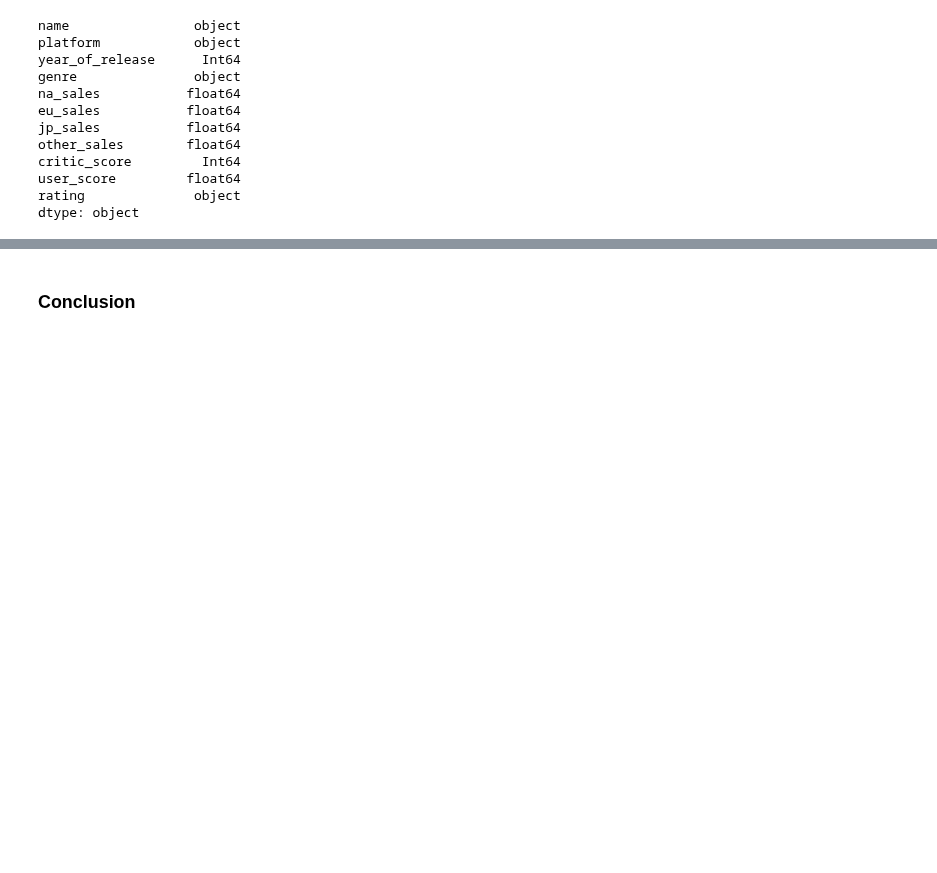
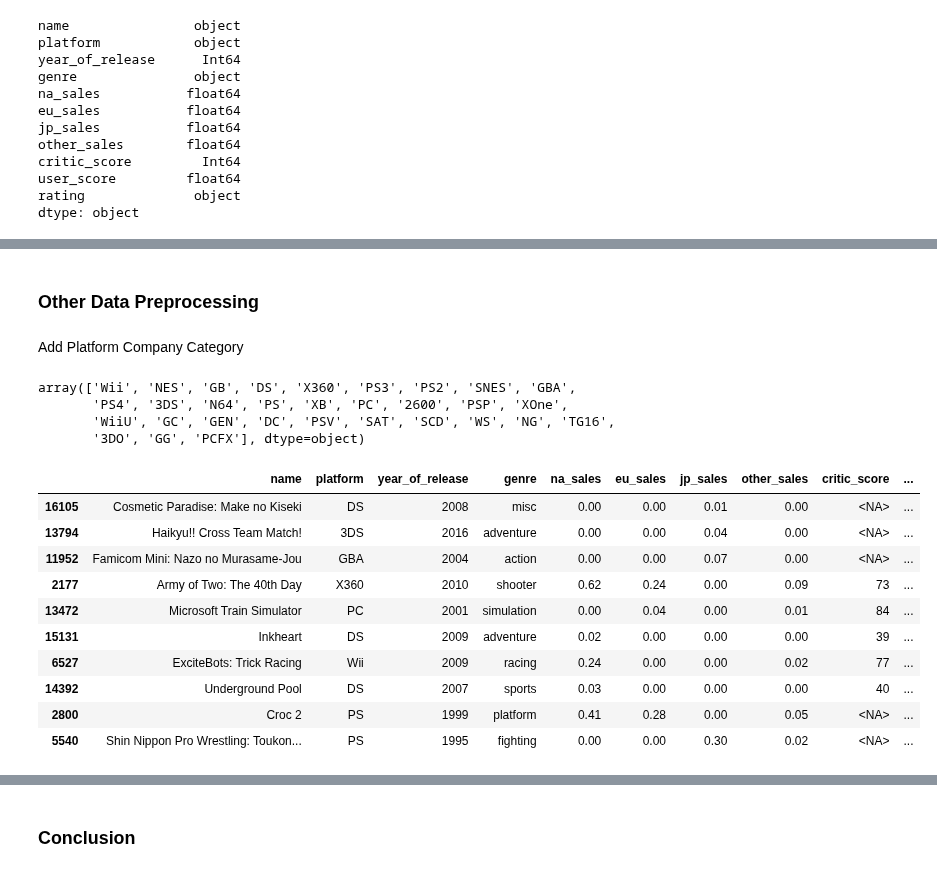
Before and after one commit to rainbowmoonlight/Yandex_Practicum_Projects, a Jupyter notebook: 04 Online Video Game Store Campaign/Online Video Game Store Campaign.ipynb, the cells around one changed output, grey strips where cells are left out. Cells and saved outputs as stored; diff of their text form; code cells hidden in the pictures; blank space fills up the shorter version.

```diff
--- a/04 Online Video Game Store Campaign/Online Video Game Store Campaign.ipynb
+++ b/04 Online Video Game Store Campaign/Online Video Game Store Campaign.ipynb
@@ -365,0 +554,2 @@ dtype: object
+# %%
+df['total_sales'] = df['na_sales'] + df['eu_sales'] + df['jp_sales'] + df['other_sales']
@@ -365,0 +565,51 @@ dtype: object
+# %% [markdown]
+### Other Data Preprocessing
+# %% [markdown]
+Add Platform Company Category
+# %%
+df['platform'].unique()
+# %% [output]
+array(['Wii', 'NES', 'GB', 'DS', 'X360', 'PS3', 'PS2', 'SNES', 'GBA',
+       'PS4', '3DS', 'N64', 'PS', 'XB', 'PC', '2600', 'PSP', 'XOne',
+       'WiiU', 'GC', 'GEN', 'DC', 'PSV', 'SAT', 'SCD', 'WS', 'NG', 'TG16',
+       '3DO', 'GG', 'PCFX'], dtype=object)
+# %%
+def platform_company(x):
+    if x in ('Wii', 'NES','GB','DS', 'SNES','GBA','3DS','N64','WiiU','GC'):
+        return 'Nintendo'
+    elif x in ('X360','XB','XOne'):
+        return 'Microsoft'
+    elif x in ('PS3','PS2','PS4','PS','PSP','PSV'):
+        return 'Sony'
+    elif x in ('GEN','DC','SAT','SCD','GG'):
+        return 'Sega'
+    elif x in ('PC'):
+        return 'Unknown-PC'
+    elif x in ('2600'):
+        return 'Atari'
+    elif x in ('WS'):
+        return 'Bandai'
+    elif x in ('NG'):
+        return 'SNK'
+    elif x in ('TG16', 'PCFX'):
+        return 'NEC'
+    elif x in '3DO':
+        return '3DO'
+    else:
+        return 'Others'
+# %%
+df['platform_company'] = df['platform'].apply(platform_company)
+# %%
+df.sample(10)
+# %% [output]
+|  | name | platform | year_of_release | genre | na_sales | eu_sales | jp_sales | other_sales | critic_score | ... |
+| 16105 | Cosmetic Paradise: Make no Kiseki | DS | 2008 | misc | 0.00 | 0.00 | 0.01 | 0.00 | <NA> | ... |
+| 13794 | Haikyu!! Cross Team Match! | 3DS | 2016 | adventure | 0.00 | 0.00 | 0.04 | 0.00 | <NA> | ... |
+| 11952 | Famicom Mini: Nazo no Murasame-Jou | GBA | 2004 | action | 0.00 | 0.00 | 0.07 | 0.00 | <NA> | ... |
+| 2177 | Army of Two: The 40th Day | X360 | 2010 | shooter | 0.62 | 0.24 | 0.00 | 0.09 | 73 | ... |
+| 13472 | Microsoft Train Simulator | PC | 2001 | simulation | 0.00 | 0.04 | 0.00 | 0.01 | 84 | ... |
+| 15131 | Inkheart | DS | 2009 | adventure | 0.02 | 0.00 | 0.00 | 0.00 | 39 | ... |
+| 6527 | ExciteBots: Trick Racing | Wii | 2009 | racing | 0.24 | 0.00 | 0.00 | 0.02 | 77 | ... |
+| 14392 | Underground Pool | DS | 2007 | sports | 0.03 | 0.00 | 0.00 | 0.00 | 40 | ... |
+| 2800 | Croc 2 | PS | 1999 | platform | 0.41 | 0.28 | 0.00 | 0.05 | <NA> | ... |
+| 5540 | Shin Nippon Pro Wrestling: Toukon... | PS | 1995 | fighting | 0.00 | 0.00 | 0.30 | 0.02 | <NA> | ... |
```
Also changed, not shown: parts of 36 cells of this notebook.
